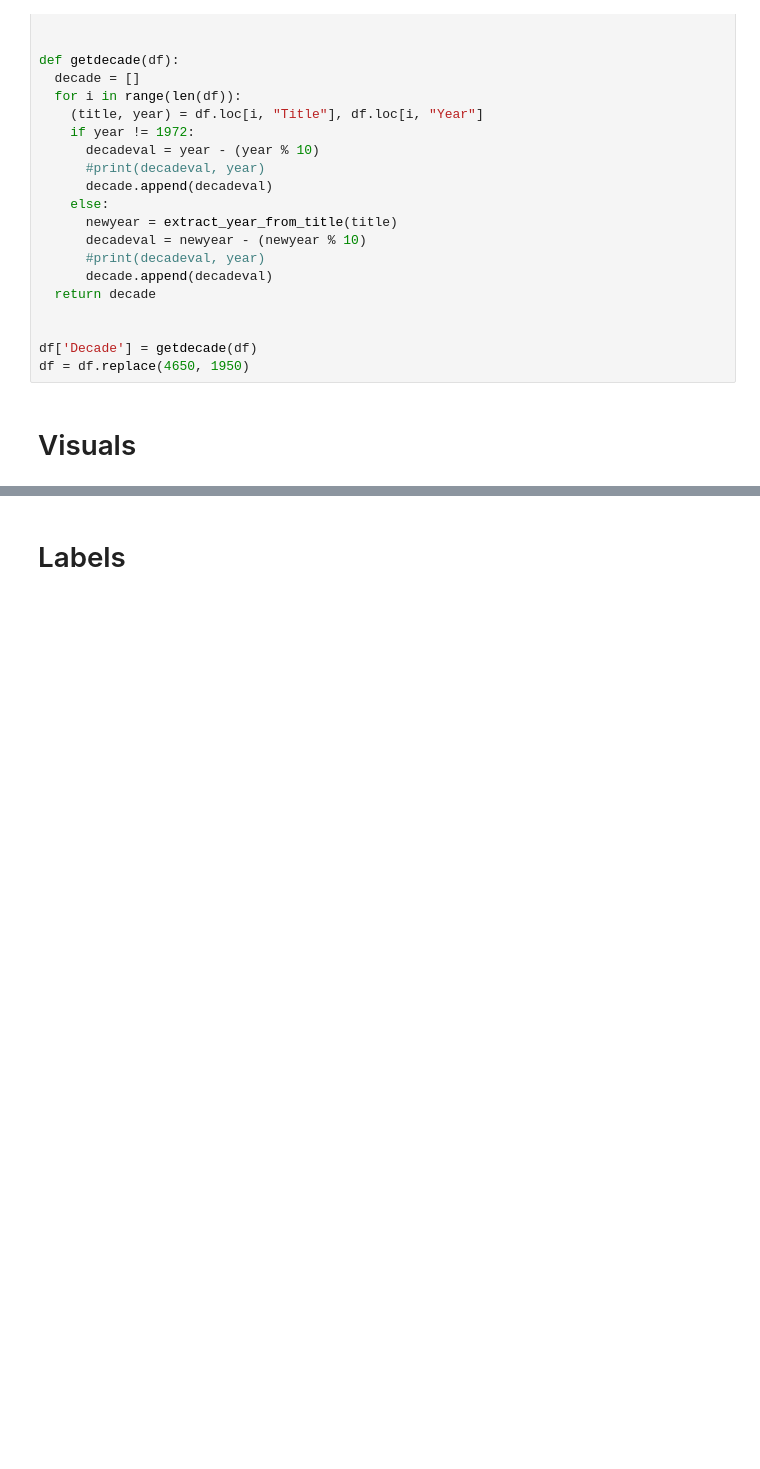
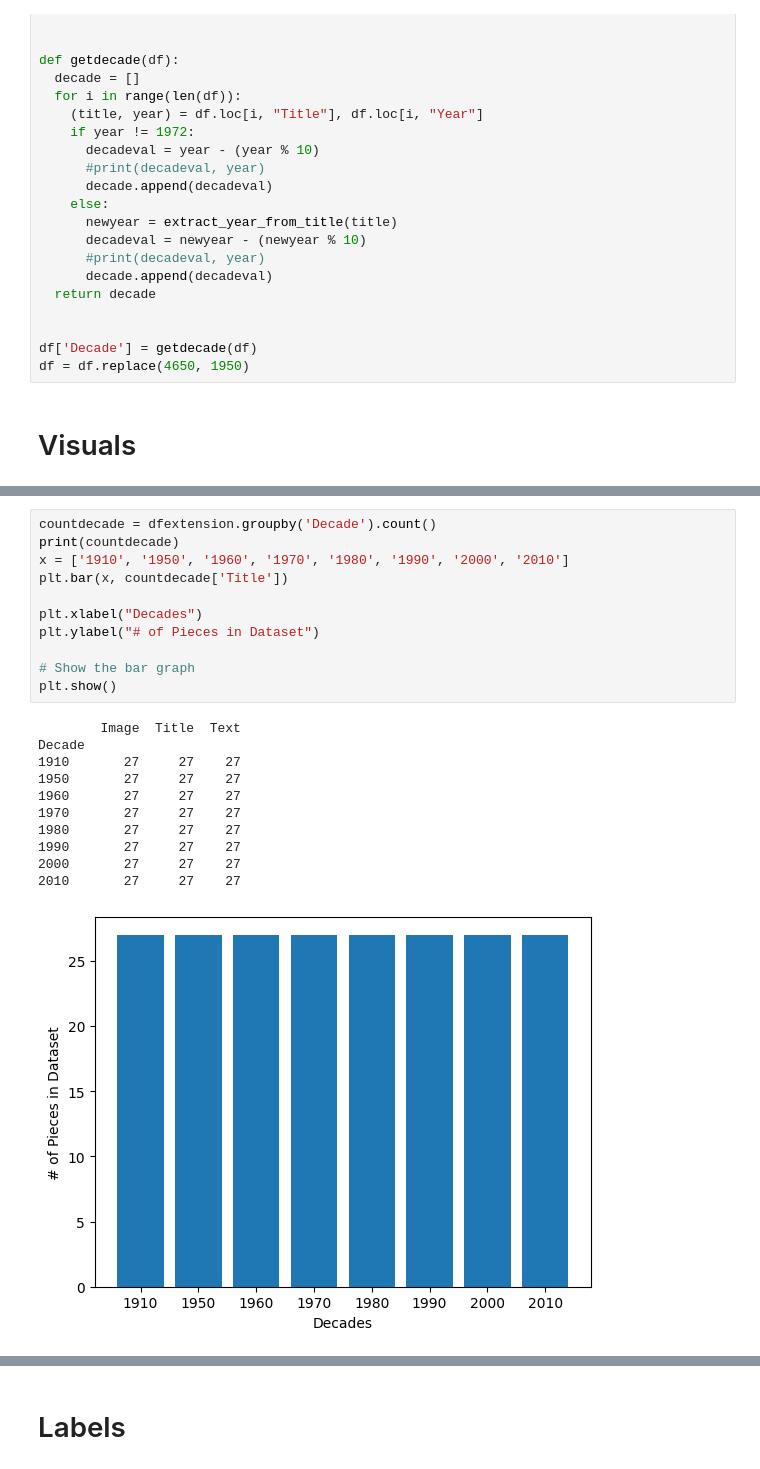
Before and after one commit to jchou03/art_era_ai, a Jupyter notebook: art_era_ai.ipynb, the cells around one changed output, grey strips where cells are left out. Cells and saved outputs as stored; diff of their text form; blank space fills up the shorter version.

```diff
--- a/art_era_ai.ipynb
+++ b/art_era_ai.ipynb
@@ -112,0 +118,23 @@ plt.bar(x, y)
+# %%
+countdecade = dfextension.groupby('Decade').count()
+print(countdecade)
+x = ['1910', '1950', '1960', '1970', '1980', '1990', '2000', '2010']
+plt.bar(x, countdecade['Title'])
+
+plt.xlabel("Decades")
+plt.ylabel("# of Pieces in Dataset")
+
+# Show the bar graph
+plt.show()
+# %% [output]
+        Image  Title  Text
+Decade
+1910       27     27    27
+1950       27     27    27
+1960       27     27    27
+1970       27     27    27
+1980       27     27    27
+1990       27     27    27
+2000       27     27    27
+2010       27     27    27
+[figure, added]
```
Also changed, not shown: parts of 31 cells of this notebook.
